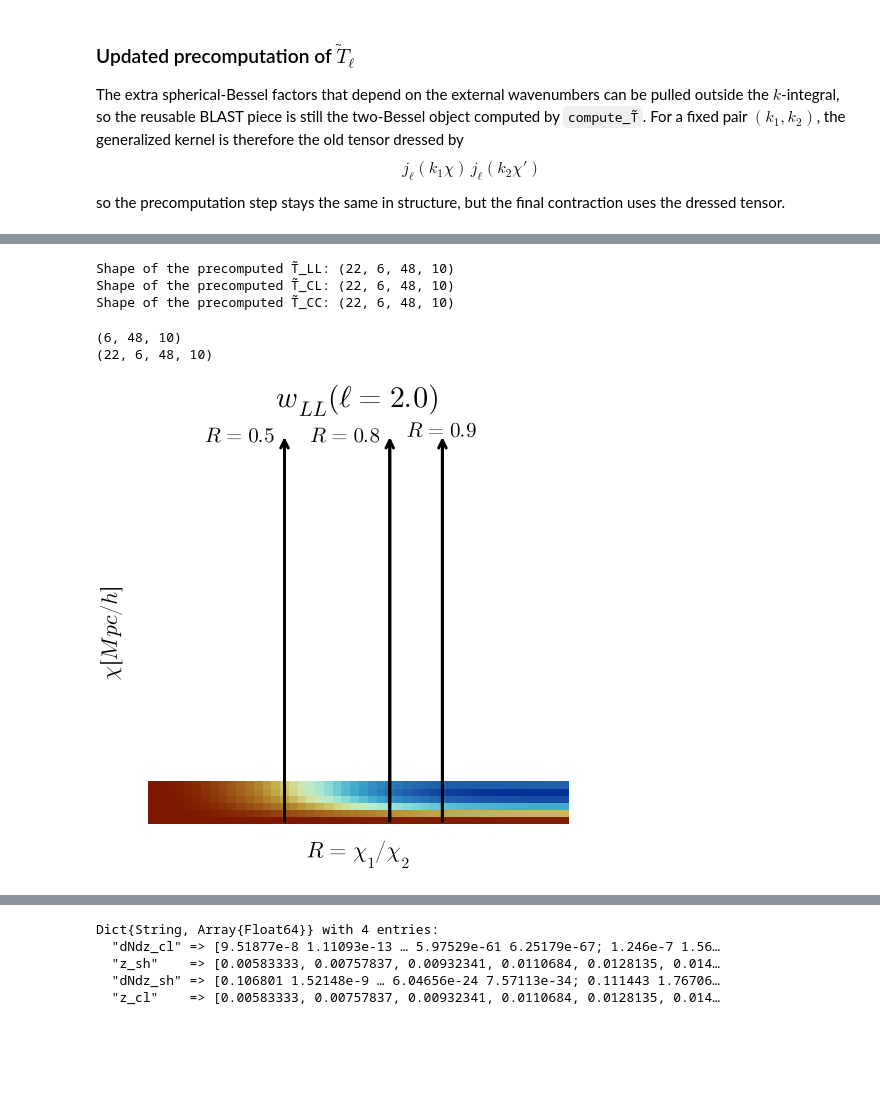
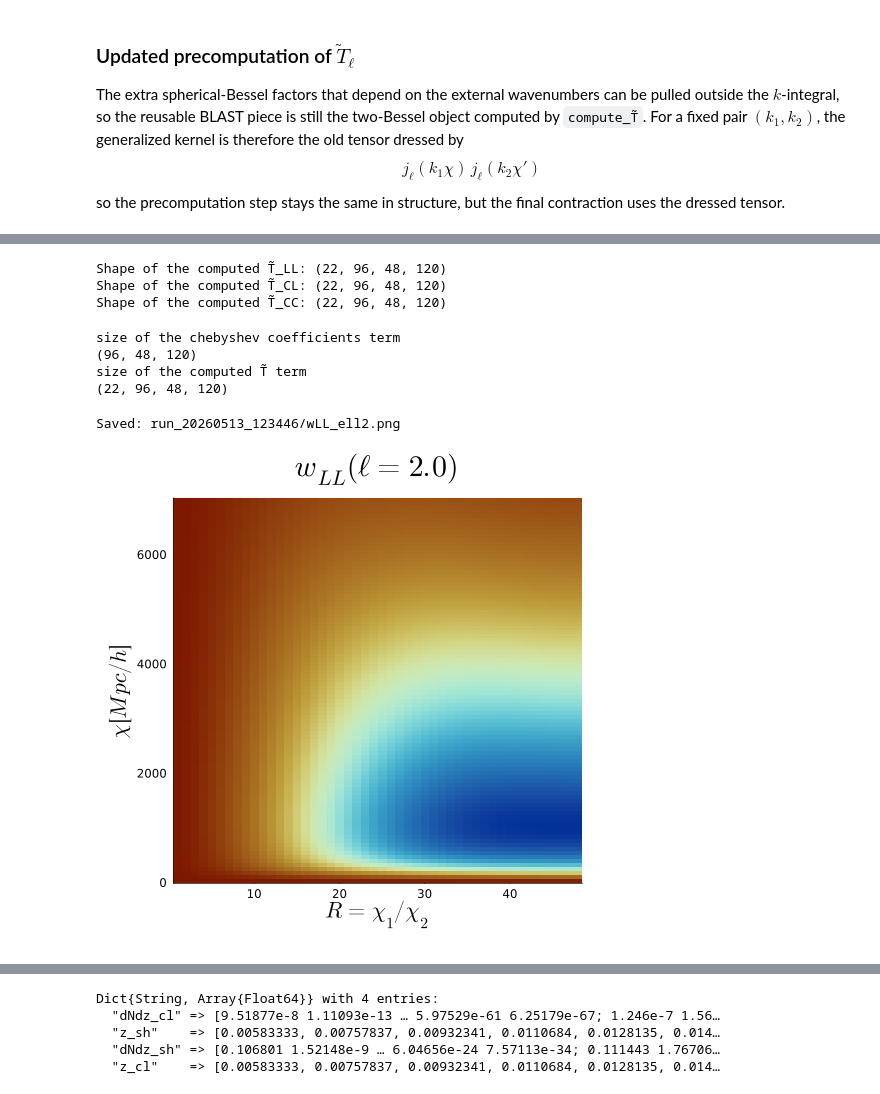
Before and after one commit to anvi-git/3D_Angular_Power_Spectrum, a Jupyter notebook: beyond_BLAST.ipynb, the cells around one changed output, grey strips where cells are left out. Cells and saved outputs as stored; diff of their text form; code cells hidden in the pictures; blank space fills up the shorter version.

Commit message:
new plots and compute - t-tilde

```diff
--- a/beyond_BLAST.ipynb
+++ b/beyond_BLAST.ipynb
@@ -122,22 +207,3 @@ To decompose $S_l^{AB}$ in the BLAST style, sample the power spectrum on the Che
 $$P_{\rm vals}[n,j,i] = P^{AB}\!\left(k_n,\chi_j,\chi_j R_i\right)$$
 
 with shape $(n_k,n_\chi,n_R)$. Once that array is built, the rest is the same BLAST pattern: FFT/DCT along the $k$ axis, precompute the spherical Bessel integrals, then contract the two tensors.
-# %%
-ℓ = Blast.ℓ
-nx = 4
-x_min = 26
-x_max = 700
-χ = LinRange(x_min, x_max, nχ)
-R = chebpoints(nx, -1, 1)
-R = reverse(R[R.>0])
-nR = length(R)
-kmax = 200/13
-kmin = 2.5/x_max
-n_cheb = 4
-β = 2 #0 per CL, 2 per CC, -2 per LL
-k_cheb = chebpoints(n_cheb, log10(kmin), log10(kmax))
-k1_min = kmin
-k1_max = kmax
-k2_min = kmin
-k2_max = kmax
-N = 2^(15)+1
@@ -168,51 +250,55 @@ Closest candidates are:
 # %%
-print("Shape of the precomputed T̃_LL: ", size(T_LL), "\n")
-print("Shape of the precomputed T̃_CL: ", size(T_CL), "\n")
-print("Shape of the precomputed T̃_CC: ", size(T_CC), "\n")
+print("Shape of the computed T̃_LL: ", size(T_LL), "\n")
+print("Shape of the computed T̃_CL: ", size(T_CL), "\n")
+print("Shape of the computed T̃_CC: ", size(T_CC), "\n")
 # %% [output]
-Shape of the precomputed T̃_LL: (22, 6, 48, 10)
-Shape of the precomputed T̃_CL: (22, 6, 48, 10)
-Shape of the precomputed T̃_CC: (22, 6, 48, 10)
+Shape of the computed T̃_LL: (22, 96, 48, 120)
+Shape of the computed T̃_CL: (22, 96, 48, 120)
+Shape of the computed T̃_CC: (22, 96, 48, 120)
 # %%
 cosmo = Blast.FlatΛCDM()
 z_range = z_of_χ.(χ)
 bgrid = Blast.CosmologicalGrid(z_range = z_range)
 bg = Blast.BackgroundQuantities(Hz_array = zeros(length(z_range)), χz_array = Array(χ));
 # %%
-cheb_coeff = zeros(nχ, nR, n_cheb + 1)
+cheb_coeff = zeros(n_chi, nR, n_cheb + 1)
 vals = power_spectrum.(10 .^ k_cheb, χ[1], χ[1] * R[1])
 plan = Blast.plan_fft(vals)
 
 for i in 1:nR
-    for j in 1:nχ
+    for j in 1:n_chi
         vals = power_spectrum.(10 .^ k_cheb, χ[j], χ[j] * R[i])
         cheb_coeff[j, i, :] = Blast.fast_chebcoefs(vals, plan)
     end
 end
+println("size of the chebyshev coefficients term")
 println(size(cheb_coeff))
+println("size of the computed T̃ term")
 println(size(T_LL))
 # %% [output]
-(6, 48, 10)
-(22, 6, 48, 10)
+size of the chebyshev coefficients term
+(96, 48, 120)
+size of the computed T̃ term
+(22, 96, 48, 120)
 # %%
 w_LL = Blast.w_ell_tullio(cheb_coeff, T_LL)
 w_CL = Blast.w_ell_tullio(cheb_coeff, T_CL)
 w_CC = Blast.w_ell_tullio(cheb_coeff, T_CC);
 # %%
-heatmap(1:48, χ, w_LL[1,:,:]./maximum(w_LL[1,:,:]), size = (500,500), title=L"w_{LL}(ℓ=2.0)",
+p1 = heatmap(1:nR, χ, w_LL[1,:,:]./maximum(w_LL[1,:,:]), size = (500,500), title=L"w_{LL}(ℓ=2.0)",
     c =:roma , xlabel=L"R=\chi_1/\chi_2",ylabel=L"\chi[Mpc/h]", legend=:none,
     yguidefontsize=15, xguidefontsize=15 , titlefontsize=20)
+save_plot(p1, "wLL_ell2")
 
-plot!([16,16],[26, 7200],arrow=true,color=:black,linewidth=3,label=nothing, size = (500,500))
-annotate!(11, 7300, text(L"R=0.5",14), :black)
-#annotate!(16, -200,text(L"0.5",10), :black)
+# plot!([16,16],[26, 7200],arrow=true,color=:black,linewidth=3,label=nothing, size = (500,500))
+# annotate!(11, 7300, text(L"R=0.5",14), :black)
 
-plot!([28,28],[26, 7200],arrow=true,color=:black,linewidth=3,label=nothing, size = (500,500))
-annotate!(23, 7300, text(L"R=0.8",14), :black)
-#annotate!(28, -200, text(L"0.8",10), :black)
+# plot!([28,28],[26, 7200],arrow=true,color=:black,linewidth=3,label=nothing, size = (500,500))
+# annotate!(23, 7300, text(L"R=0.8",14), :black)
 
-plot!([34,34],[26, 7200],arrow=true,color=:black,linewidth=3,label=nothing,axis=([], false), size = (500,500))
-annotate!(34, 7400, text(L"R=0.9",14), :black)
+# plot!([34,34],[26, 7200],arrow=true,color=:black,linewidth=3,label=nothing,axis=([], false), size = (500,500))
+# annotate!(34, 7400, text(L"R=0.9",14), :black)
 # %% [output]
+Saved: run_20260513_123446/wLL_ell2.png
-[figure, old version]
+[figure, new version]
 # %%
```
Also changed, not shown: parts of 17 cells of this notebook, 27 other files.
